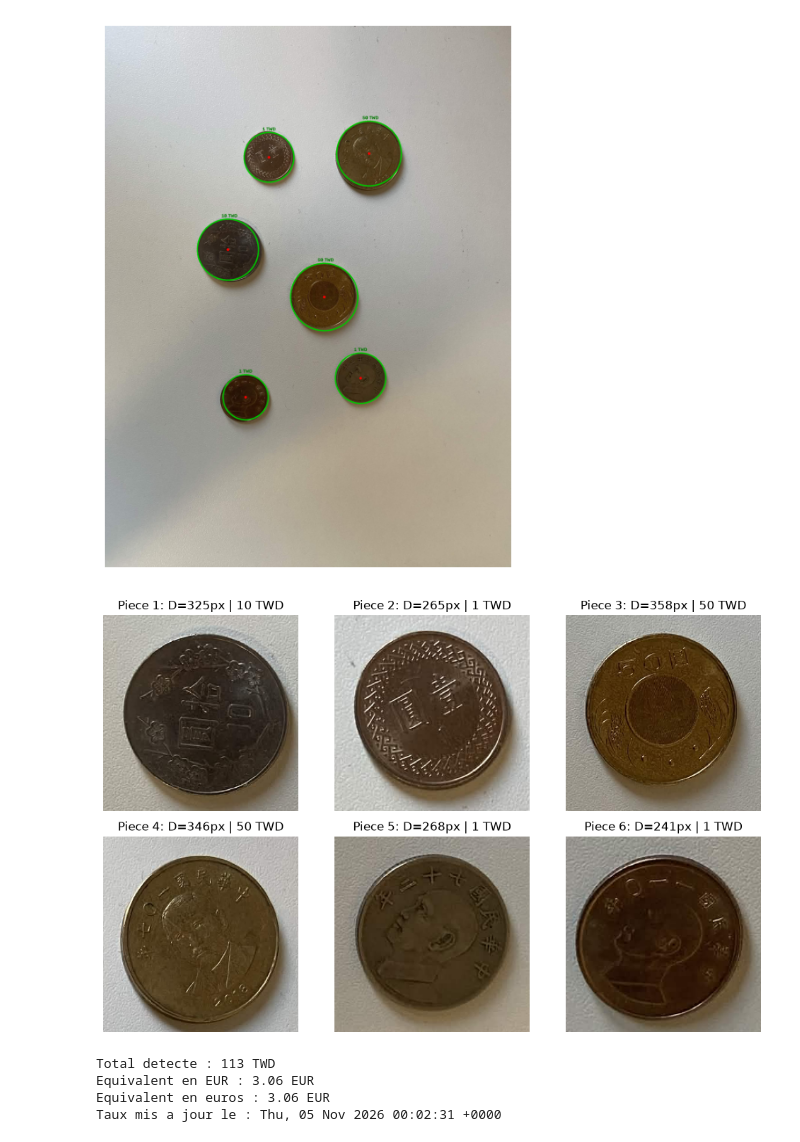
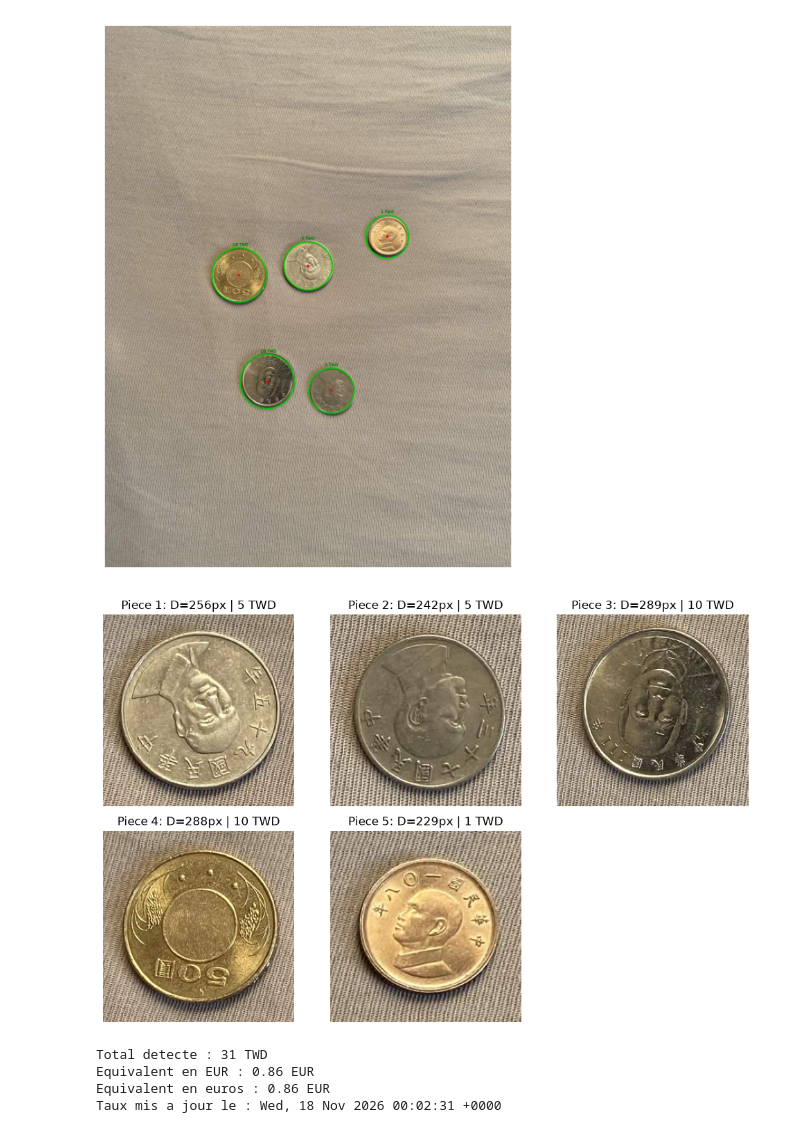
Before and after one commit to Wiwi-Stevant/Projet-Signeaux-3, a Jupyter notebook: Rayan.ipynb, the cells around one changed output. Cells and saved outputs as stored; diff of their text form; code cells hidden in the pictures.

```diff
--- a/Rayan.ipynb
+++ b/Rayan.ipynb
@@ -8,7 +8,7 @@ import matplotlib.pyplot as plt
 import numpy as np
 
 # Photo a analyser. Les dimensions sont normalisees avant la detection.
-chemin_image = './data/IMG_5694.jpg'
+chemin_image = './data/IMG_5674.jpg'
 devise_souhaitee = 'EUR'
 
 # Diametres des pieces courantes en circulation (millimetres).
@@ -292,6 +290,6 @@ Erreur moyenne d identification : 3.6%
-[figure, old version]
+[figure, new version]
-[figure, old version]
+[figure, new version]
-Total detecte : 113 TWD
-Equivalent en EUR : 3.06 EUR
-Equivalent en euros : 3.06 EUR
-Taux mis a jour le : Thu, 05 Nov 2026 00:02:31 +0000
+Total detecte : 31 TWD
+Equivalent en EUR : 0.86 EUR
+Equivalent en euros : 0.86 EUR
+Taux mis a jour le : Wed, 18 Nov 2026 00:02:31 +0000
```
Also changed, not shown: parts of 1 cell of this notebook, 1 other file.
